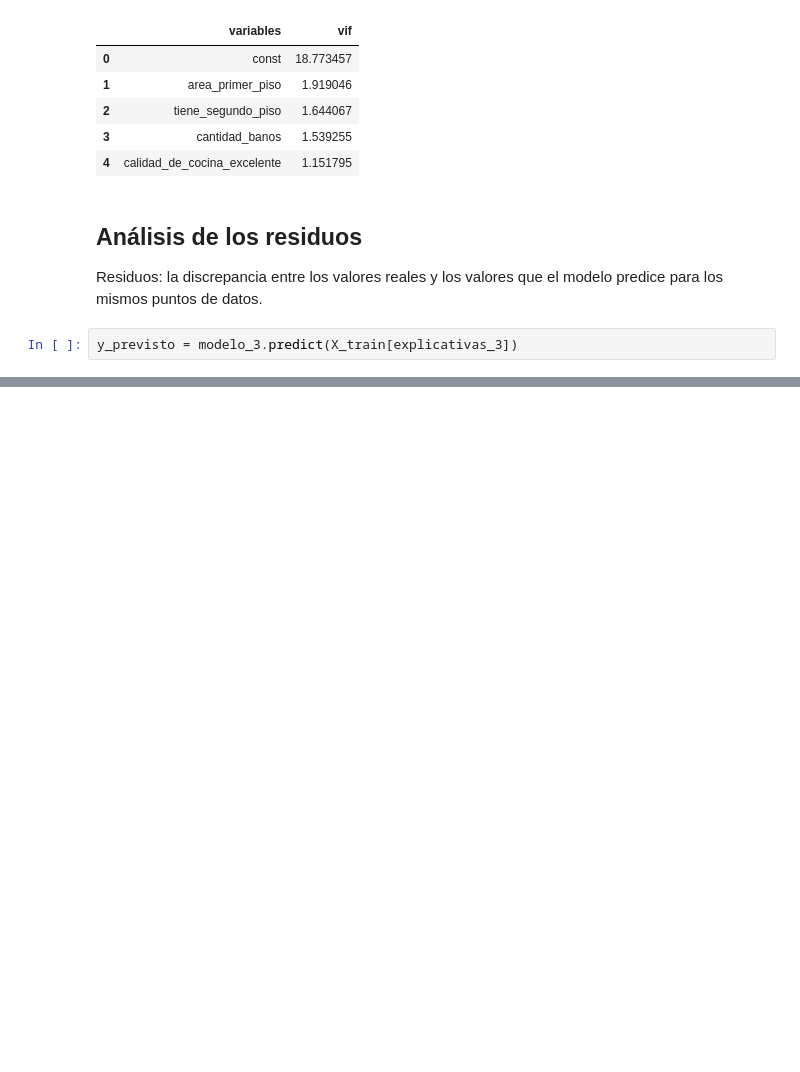
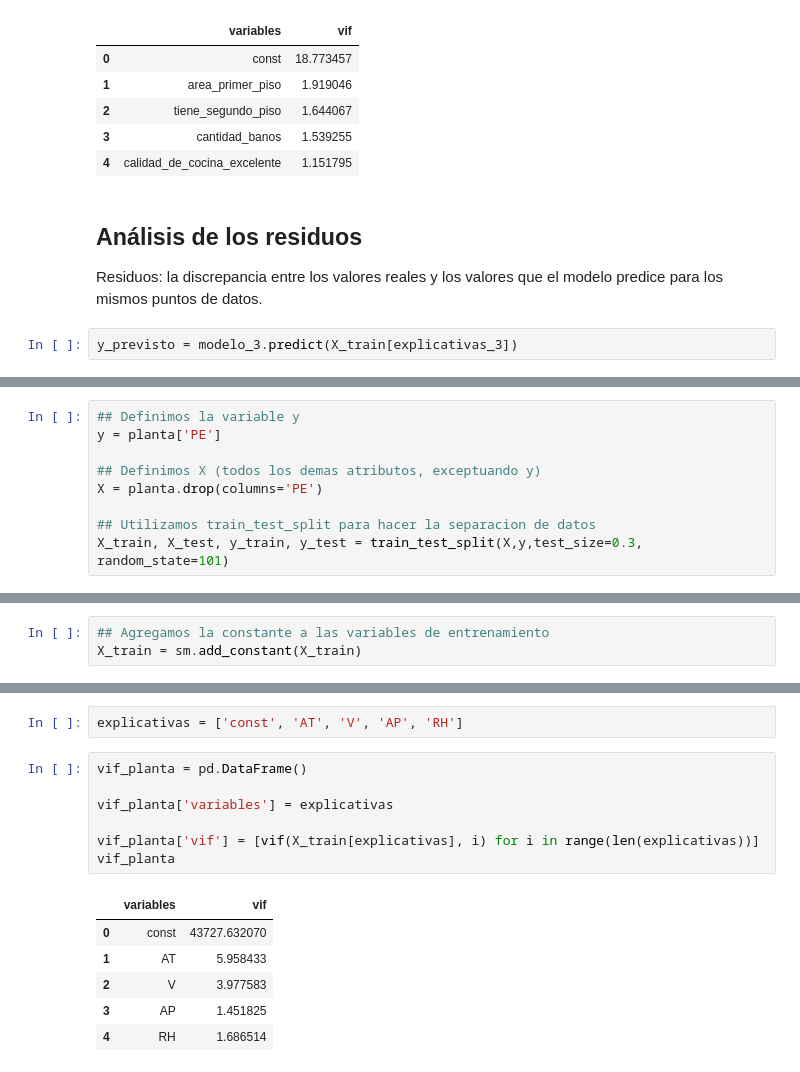
Before and after one commit to lukitasmois/2145-data-science-probando-relaciones-con-regresion-lineal, a Jupyter notebook: precios_de_inmuebles_regresion_lineal.ipynb, the cells around one changed output, grey strips where cells are left out. Cells and saved outputs as stored; diff of their text form; blank space fills up the shorter version.

```diff
--- a/precios_de_inmuebles_regresion_lineal.ipynb
+++ b/precios_de_inmuebles_regresion_lineal.ipynb
@@ -803,0 +835,9 @@ fig.show()
+# %%
+## Definimos la variable y
+y = planta['PE']
+
+## Definimos X (todos los demas atributos, exceptuando y)
+X = planta.drop(columns='PE')
+
+## Utilizamos train_test_split para hacer la separacion de datos
+X_train, X_test, y_train, y_test = train_test_split(X,y,test_size=0.3, random_state=101)
@@ -803,0 +849,3 @@ fig.show()
+# %%
+## Agregamos la constante a las variables de entrenamiento
+X_train = sm.add_constant(X_train)
@@ -803,0 +864,16 @@ fig.show()
+# %%
+explicativas = ['const', 'AT', 'V', 'AP', 'RH']
+# %%
+vif_planta = pd.DataFrame()
+
+vif_planta['variables'] = explicativas
+
+vif_planta['vif'] = [vif(X_train[explicativas], i) for i in range(len(explicativas))]
+vif_planta
+# %% [output]
+|  | variables | vif |
+| 0 | const | 43727.632070 |
+| 1 | AT | 5.958433 |
+| 2 | V | 3.977583 |
+| 3 | AP | 1.451825 |
+| 4 | RH | 1.686514 |
```
Also changed, not shown: parts of 26 cells of this notebook.
